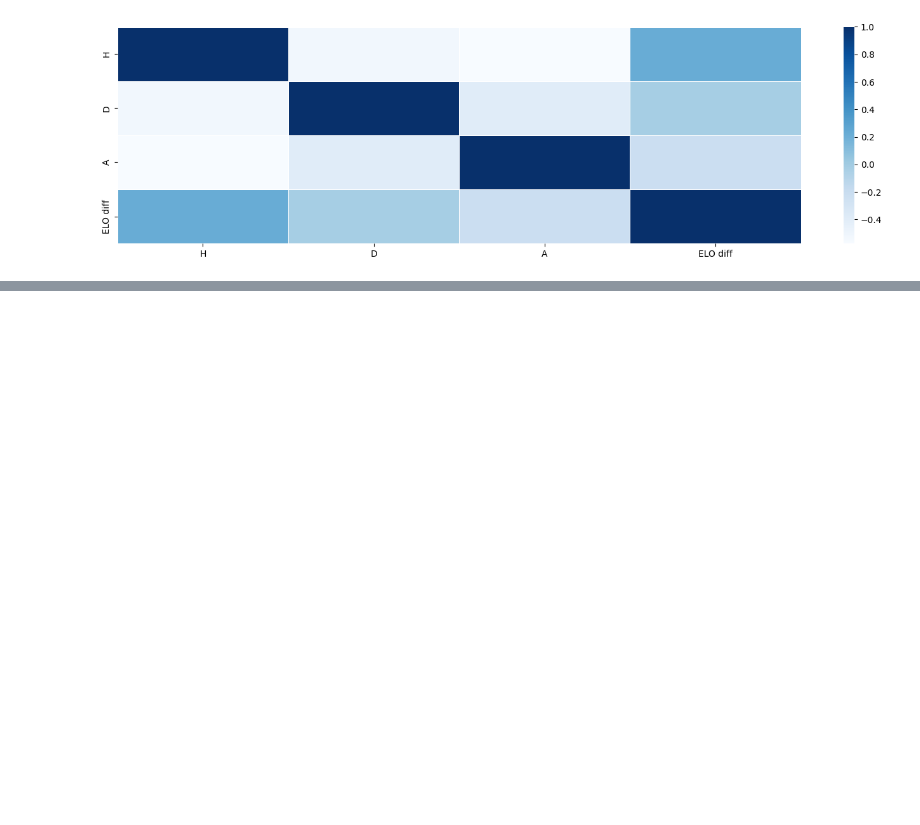
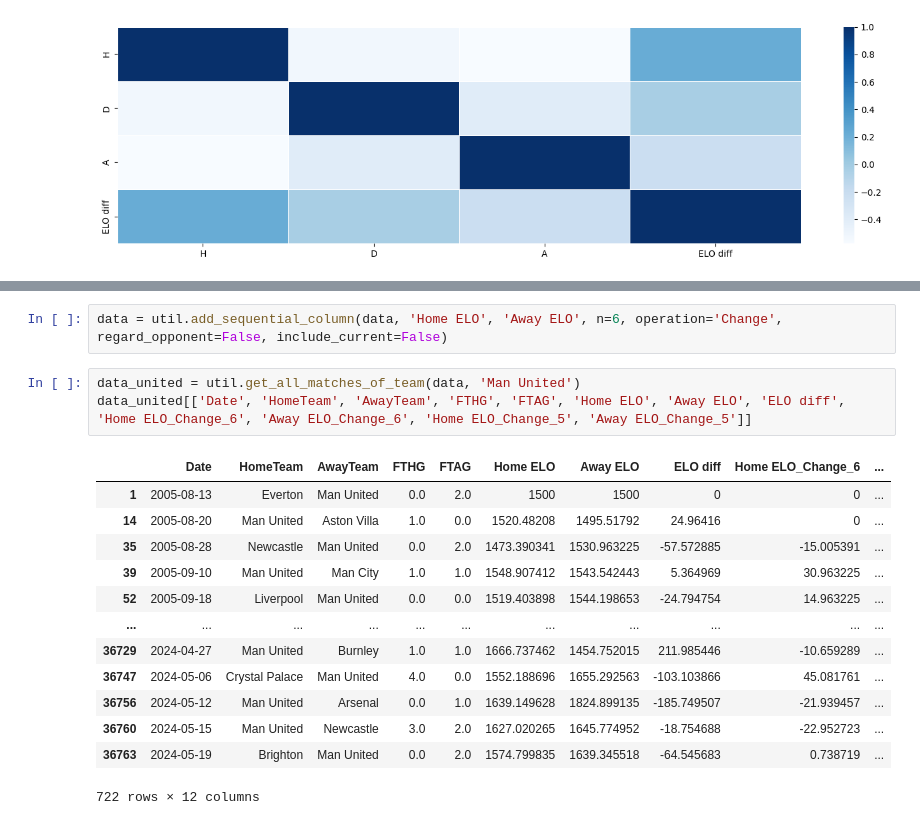
Before and after one commit to heiken1108/Match-Predictor, a Jupyter notebook: notebooks/Heiken/Heiken.ipynb, the cells around one changed output, grey strips where cells are left out. Drawn from its saved outputs; the diff is of its cells as text; blank space fills up the shorter version.

```diff
--- a/notebooks/Heiken/Heiken.ipynb
+++ b/notebooks/Heiken/Heiken.ipynb
@@ -114,0 +117,19 @@ util.plot_discrete_histogram2d(x_data=data['FTHG'], y_data=data['FTAG'], x_label
+# %%
+data = util.add_sequential_column(data, 'Home ELO', 'Away ELO', n=6, operation='Change', regard_opponent=False, include_current=False)
+# %%
+data_united = util.get_all_matches_of_team(data, 'Man United')
+data_united[['Date', 'HomeTeam', 'AwayTeam', 'FTHG', 'FTAG', 'Home ELO', 'Away ELO', 'ELO diff', 'Home ELO_Change_6', 'Away ELO_Change_6', 'Home ELO_Change_5', 'Away ELO_Change_5']]
+# %% [output]
+|  | Date | HomeTeam | AwayTeam | FTHG | FTAG | Home ELO | Away ELO | ELO diff | Home ELO_Change_6 | ... |
+| 1 | 2005-08-13 | Everton | Man United | 0.0 | 2.0 | 1500 | 1500 | 0 | 0 | ... |
+| 14 | 2005-08-20 | Man United | Aston Villa | 1.0 | 0.0 | 1520.48208 | 1495.51792 | 24.96416 | 0 | ... |
+| 35 | 2005-08-28 | Newcastle | Man United | 0.0 | 2.0 | 1473.390341 | 1530.963225 | -57.572885 | -15.005391 | ... |
+| 39 | 2005-09-10 | Man United | Man City | 1.0 | 1.0 | 1548.907412 | 1543.542443 | 5.364969 | 30.963225 | ... |
+| 52 | 2005-09-18 | Liverpool | Man United | 0.0 | 0.0 | 1519.403898 | 1544.198653 | -24.794754 | 14.963225 | ... |
+| ... | ... | ... | ... | ... | ... | ... | ... | ... | ... | ... |
+| 36729 | 2024-04-27 | Man United | Burnley | 1.0 | 1.0 | 1666.737462 | 1454.752015 | 211.985446 | -10.659289 | ... |
+| 36747 | 2024-05-06 | Crystal Palace | Man United | 4.0 | 0.0 | 1552.188696 | 1655.292563 | -103.103866 | 45.081761 | ... |
+| 36756 | 2024-05-12 | Man United | Arsenal | 0.0 | 1.0 | 1639.149628 | 1824.899135 | -185.749507 | -21.939457 | ... |
+| 36760 | 2024-05-15 | Man United | Newcastle | 3.0 | 2.0 | 1627.020265 | 1645.774952 | -18.754688 | -22.952723 | ... |
+| 36763 | 2024-05-19 | Brighton | Man United | 0.0 | 2.0 | 1574.799835 | 1639.345518 | -64.545683 | 0.738719 | ... |
+722 rows × 12 columns
```
Also changed, not shown: parts of 8 cells of this notebook, 2 other files.
